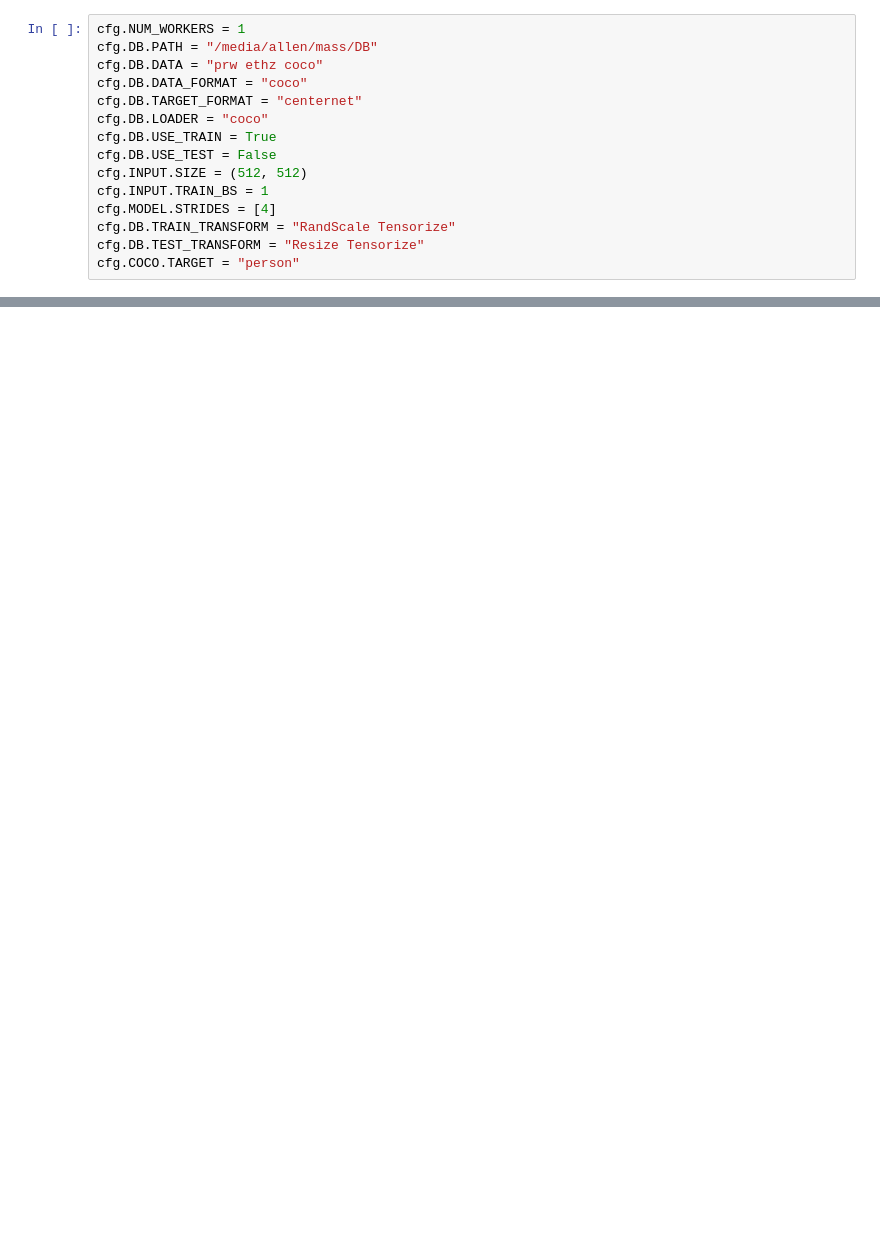
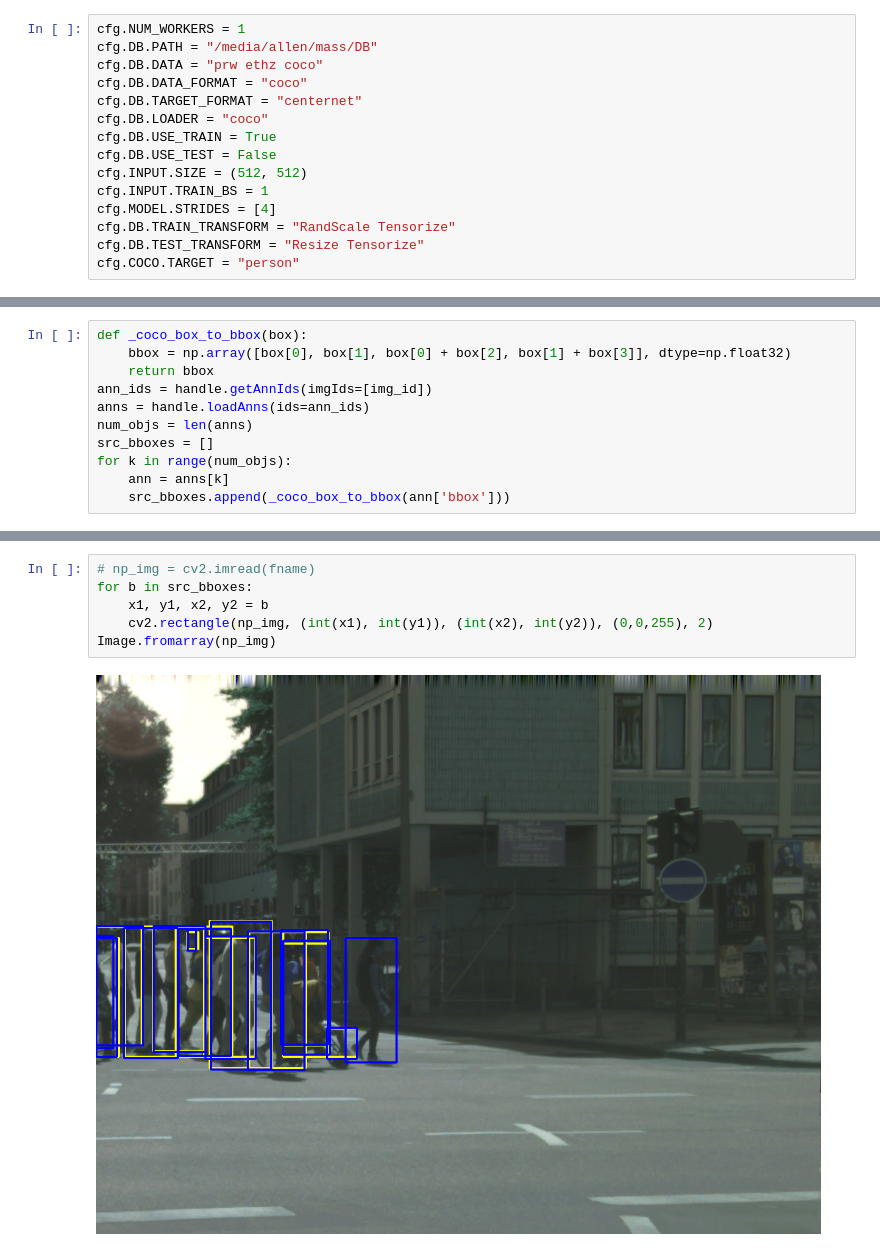
Before and after one commit to kakusikun/deep-learning-works, a Jupyter notebook: notebook/centernet_debug.ipynb, the cells around one changed output, grey strips where cells are left out. Saved outputs shown, nothing was run; the diff lists cells and outputs as text; blank space fills up the shorter version.

```diff
--- a/notebook/centernet_debug.ipynb
+++ b/notebook/centernet_debug.ipynb
@@ -165,0 +213,11 @@ tensor([0.9199, 0.9199, 0.9199])
+# %%
+def _coco_box_to_bbox(box):
+    bbox = np.array([box[0], box[1], box[0] + box[2], box[1] + box[3]], dtype=np.float32)
+    return bbox
+ann_ids = handle.getAnnIds(imgIds=[img_id])
+anns = handle.loadAnns(ids=ann_ids)
+num_objs = len(anns)
+src_bboxes = []
+for k in range(num_objs):
+    ann = anns[k]
+    src_bboxes.append(_coco_box_to_bbox(ann['bbox']))
@@ -165,0 +227,8 @@ tensor([0.9199, 0.9199, 0.9199])
+# %%
+# np_img = cv2.imread(fname)
+for b in src_bboxes:
+    x1, y1, x2, y2 = b
+    cv2.rectangle(np_img, (int(x1), int(y1)), (int(x2), int(y2)), (0,0,255), 2)
+Image.fromarray(np_img)
+# %% [output]
+[figure, added]
```
Also changed, not shown: parts of 30 cells of this notebook, 3 other files.
